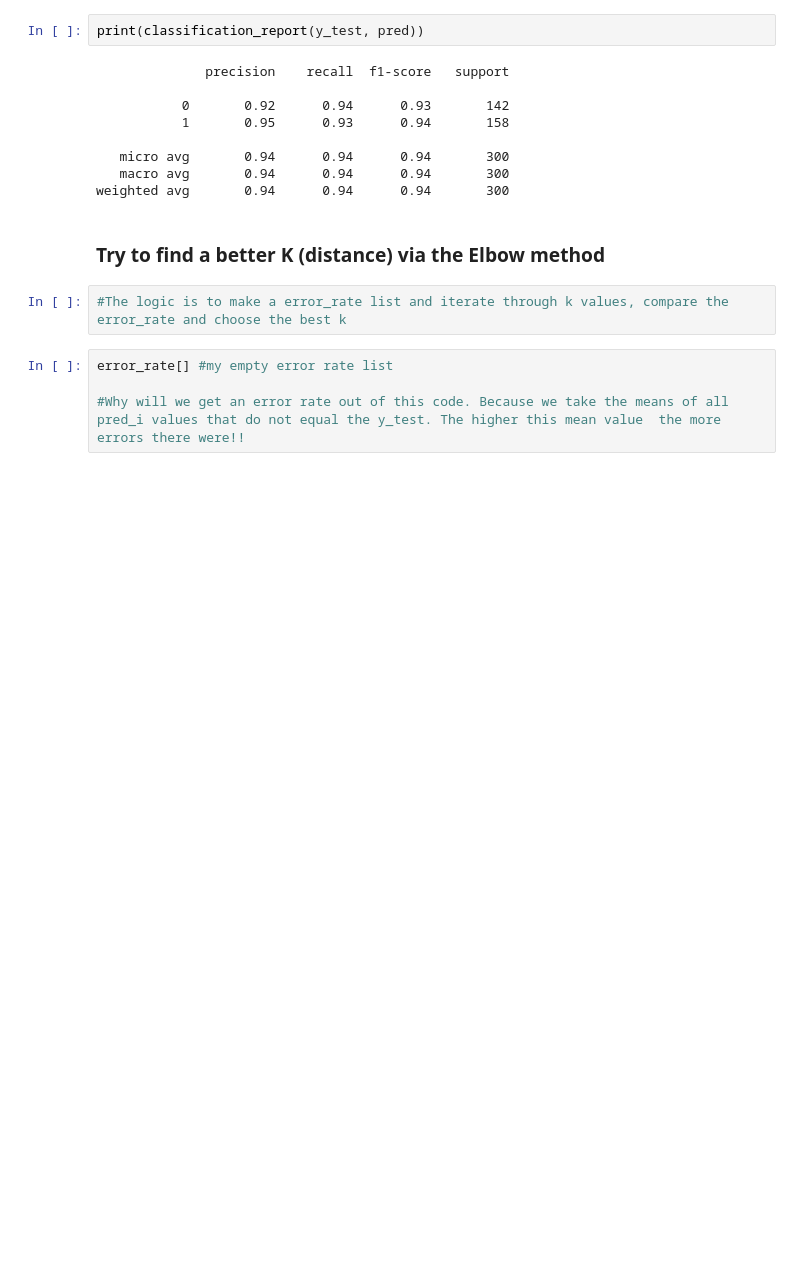
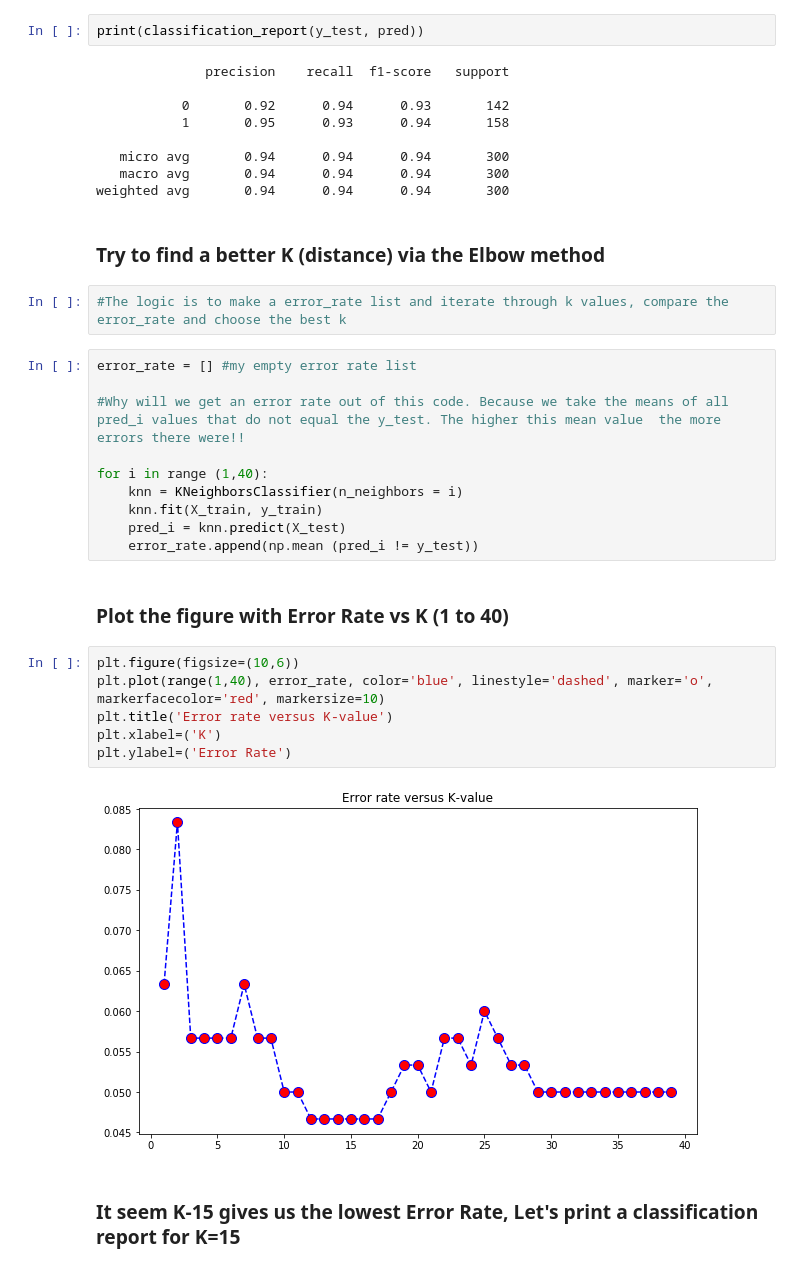
Before and after one commit to paauwp/KNN-Nearest-Neighbourn-Lesson, a Jupyter notebook: My KNN Notebook.ipynb, the cells around one changed output. Drawn from its saved outputs; the diff is of its cells as text; blank space fills up the shorter version.

```diff
--- a/My KNN Notebook.ipynb
+++ b/My KNN Notebook.ipynb
@@ -106,6 +106,24 @@ weighted avg       0.94      0.94      0.94       300
 # %%
 #The logic is to make a error_rate list and iterate through k values, compare the error_rate and choose the best k
 # %%
-error_rate[] #my empty error rate list
+error_rate = [] #my empty error rate list
 
 #Why will we get an error rate out of this code. Because we take the means of all pred_i values that do not equal the y_test. The higher this mean value  the more errors there were!!
+
+for i in range (1,40):
+    knn = KNeighborsClassifier(n_neighbors = i)
+    knn.fit(X_train, y_train)
+    pred_i = knn.predict(X_test)
+    error_rate.append(np.mean (pred_i != y_test))
+# %% [markdown]
+### Plot the figure with Error Rate vs K (1 to 40)
+# %%
+plt.figure(figsize=(10,6))
+plt.plot(range(1,40), error_rate, color='blue', linestyle='dashed', marker='o', markerfacecolor='red', markersize=10)
+plt.title('Error rate versus K-value')
+plt.xlabel=('K')
+plt.ylabel=('Error Rate')
+# %% [output]
+[figure, added]
+# %% [markdown]
+### It seem K-15 gives us the lowest Error Rate, Let's print a classification report for K=15
```
Also changed, not shown: parts of 1 cell of this notebook.
